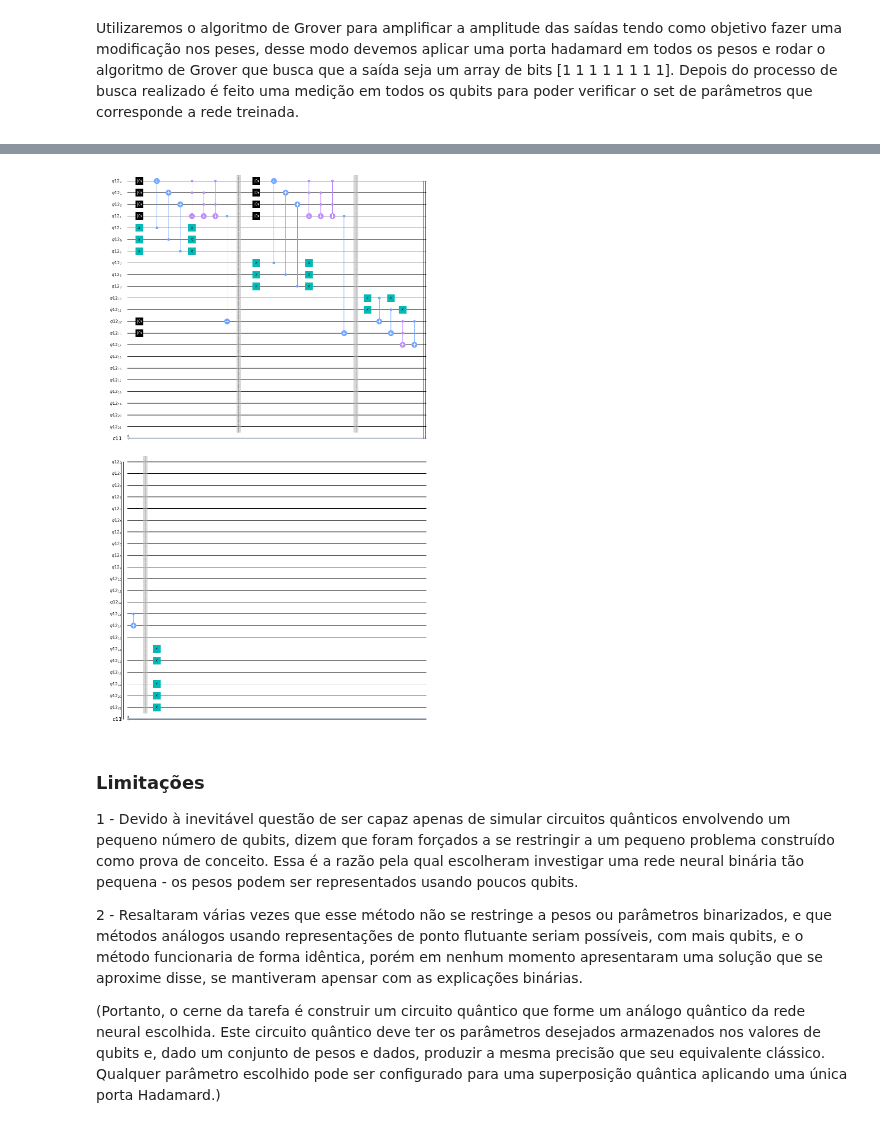
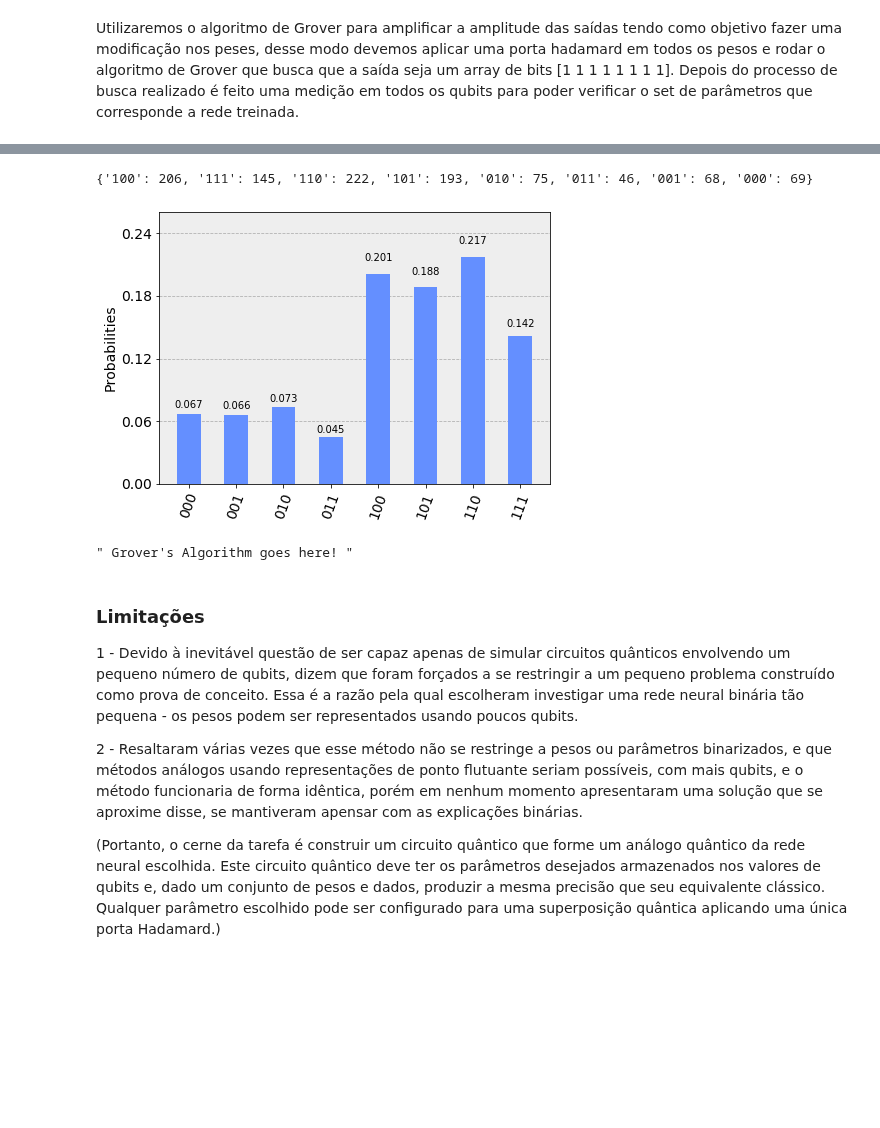
Before and after one commit to adjs/comp-quantica, a Jupyter notebook: projetos/2019-05/Resumo Artigo Sobre QBNN.ipynb, the cells around one changed output, grey strips where cells are left out. Drawn from its saved outputs; the diff is of its cells as text; code cells hidden in the pictures; blank space fills up the shorter version.

```diff
--- a/projetos/2019-05/Resumo Artigo Sobre QBNN.ipynb
+++ b/projetos/2019-05/Resumo Artigo Sobre QBNN.ipynb
@@ -779,3 +811,12 @@ def createNeuralNetwork(circuit, qWI, c, qtdInputs, inputs, output):
+# %%
+job = qiskit.execute(circuitGroverExample, backend, shots = 1024)
+result = job.result()
+counts = result.get_counts(circuitGroverExample)
+print(counts)
+visualization.plot_histogram(counts)
+# %% [output]
+{'100': 206, '111': 145, '110': 222, '101': 193, '010': 75, '011': 46, '001': 68, '000': 69}
+[figure, added]
 # %%
 allCombinations = np.unpackbits(np.arange(2**3).astype(np.uint8)[:, None], axis=1)[:, -3:]
 
@@ -792,9 +833,7 @@ neuralNetwork.x(qWI[19:22])
 
 """ Grover's Algorithm goes here! """
 
-
-neuralNetwork.draw(output="mpl")
-
+# neuralNetwork.draw(output="mpl")
 # neuralNetwork.measure(qWI[14:22], c[:])
 
 # job = qiskit.execute(neuralNetwork, backend, shots = 10)
@@ -802,7 +841,7 @@ neuralNetwork.draw(output="mpl")
 # counts = result.get_counts(neuralNetwork)
 # print(counts)
 # %% [output]
-[figure, removed]
+" Grover's Algorithm goes here! "
 # %% [markdown]
 ### **Limitações**
 
```
Also changed, not shown: parts of 4 cells of this notebook.
